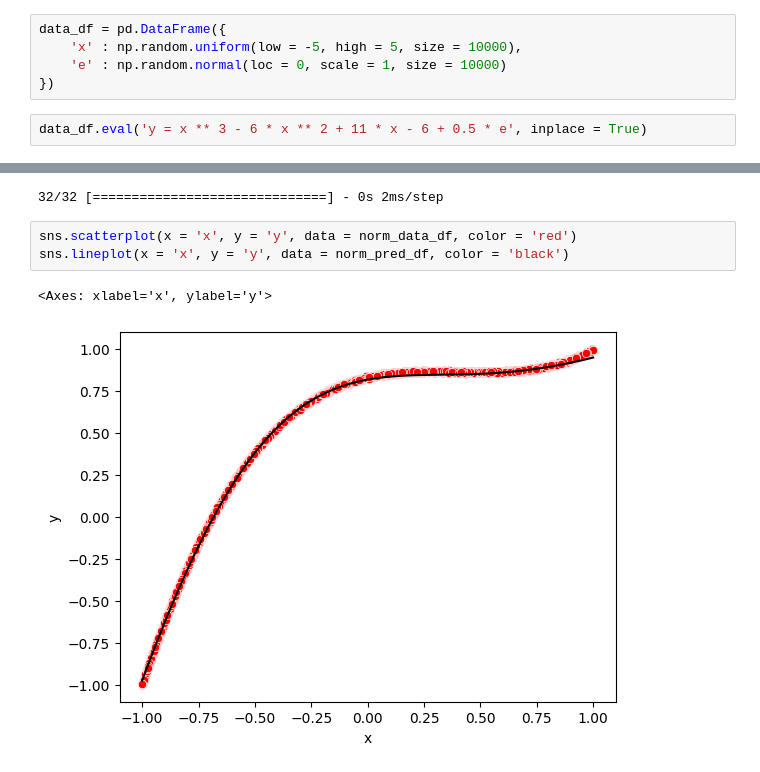
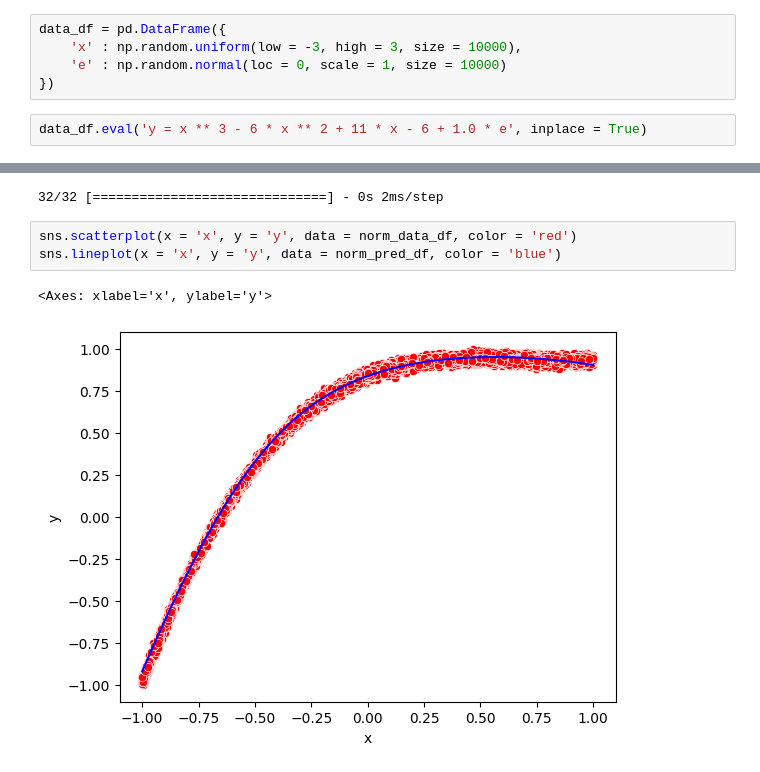
Before and after one commit to vkthakur90/jupyter_notebooks, a Jupyter notebook: Non_Linear_Regression.ipynb, the cells around one changed output, grey strips where cells are left out. Cells and saved outputs as stored; diff of their text form.

```diff
--- a/Non_Linear_Regression.ipynb
+++ b/Non_Linear_Regression.ipynb
@@ -13,11 +13,11 @@ import tensorflow.keras.backend as tfkb
 import tensorflow.keras.utils as tfku
 # %%
 data_df = pd.DataFrame({
-    'x' : np.random.uniform(low = -5, high = 5, size = 10000),
+    'x' : np.random.uniform(low = -3, high = 3, size = 10000),
     'e' : np.random.normal(loc = 0, scale = 1, size = 10000)
 })
 # %%
-data_df.eval('y = x ** 3 - 6 * x ** 2 + 11 * x - 6 + 0.5 * e', inplace = True)
+data_df.eval('y = x ** 3 - 6 * x ** 2 + 11 * x - 6 + 1.0 * e', inplace = True)
 # %%
 norm_data_df = 2.0 * (data_df - data_df.min())/(data_df.max() - data_df.min()) - 1
 # %%
@@ -91,7 +91,7 @@ norm_pred_df[['y']] = model.predict(norm_pred_df[['x']])
 32/32 [==============================] - 0s 2ms/step
 # %%
 sns.scatterplot(x = 'x', y = 'y', data = norm_data_df, color = 'red')
-sns.lineplot(x = 'x', y = 'y', data = norm_pred_df, color = 'black')
+sns.lineplot(x = 'x', y = 'y', data = norm_pred_df, color = 'blue')
 # %% [output]
 <Axes: xlabel='x', ylabel='y'>
-[figure, old version]
+[figure, new version]
```
Also changed, not shown: parts of 2 cells of this notebook.
